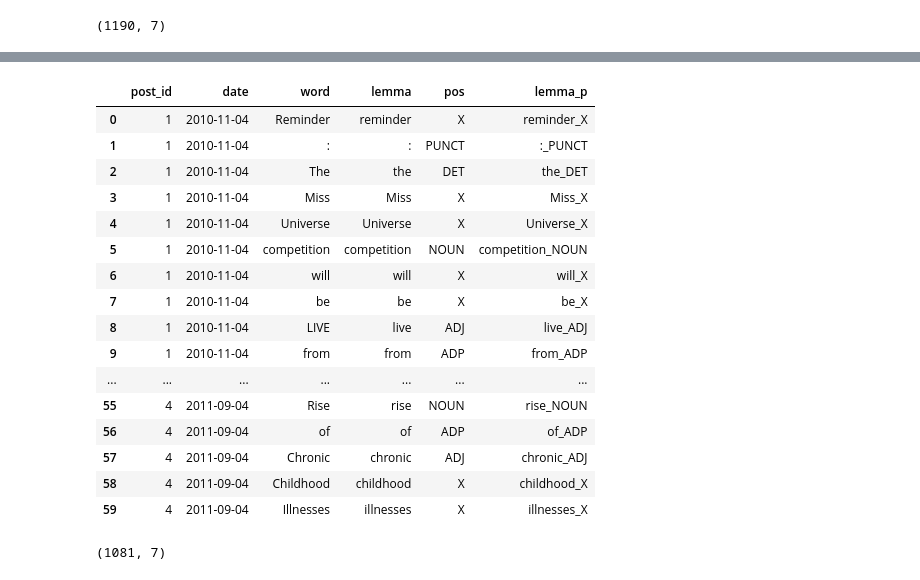
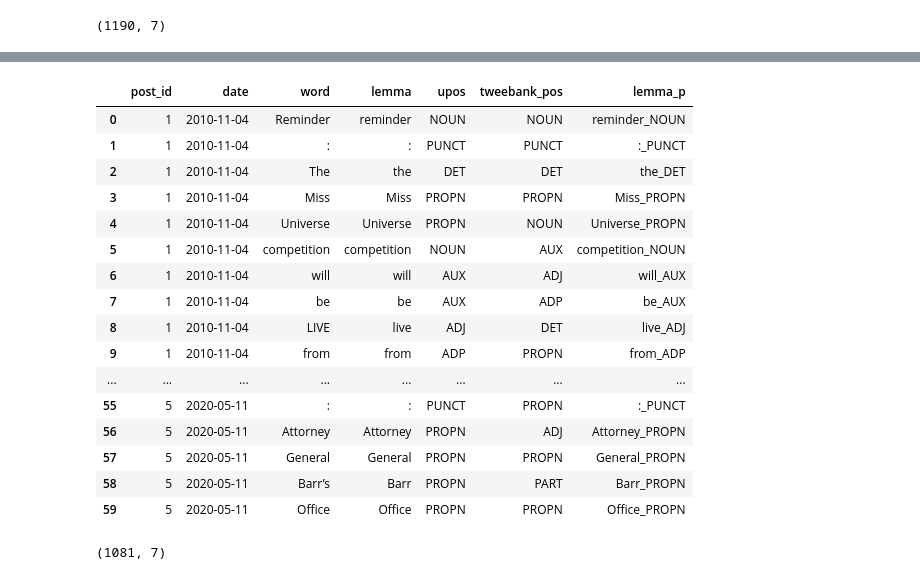
Before and after one commit to vivien3mueller/TrumMus, a Jupyter notebook: 02 Testkorpora_Tagging.ipynb, the cells around one changed output, grey strips where cells are left out. Drawn from its saved outputs; the diff is of its cells as text; code cells hidden in the pictures.

```diff
--- a/02 Testkorpora_Tagging.ipynb
+++ b/02 Testkorpora_Tagging.ipynb
@@ -648,24 +654,24 @@ Device set to use cpu
 | 29 | 3 | 2013-06-12 | Looking | look | VERB | ADV | look_VERB |
 # %%
 import pandas as pd
-fptst = pd.read_csv("testkorpus_divers_50_stanza_tweebank.csv")
-display(fptst[:60])
+stat = pd.read_csv("testkorpus_divers_50_stanza_tweebank.csv")
+display(stat[:60])
 # %% [output]
-|  | post_id | date | word | lemma | pos | lemma_p |
-| 0 | 1 | 2010-11-04 | Reminder | reminder | X | reminder_X |
-| 1 | 1 | 2010-11-04 | : | : | PUNCT | :_PUNCT |
-| 2 | 1 | 2010-11-04 | The | the | DET | the_DET |
-| 3 | 1 | 2010-11-04 | Miss | Miss | X | Miss_X |
-| 4 | 1 | 2010-11-04 | Universe | Universe | X | Universe_X |
-| 5 | 1 | 2010-11-04 | competition | competition | NOUN | competition_NOUN |
-| 6 | 1 | 2010-11-04 | will | will | X | will_X |
-| 7 | 1 | 2010-11-04 | be | be | X | be_X |
-| 8 | 1 | 2010-11-04 | LIVE | live | ADJ | live_ADJ |
-| 9 | 1 | 2010-11-04 | from | from | ADP | from_ADP |
-| ... | ... | ... | ... | ... | ... | ... |
-| 55 | 4 | 2011-09-04 | Rise | rise | NOUN | rise_NOUN |
-| 56 | 4 | 2011-09-04 | of | of | ADP | of_ADP |
-| 57 | 4 | 2011-09-04 | Chronic | chronic | ADJ | chronic_ADJ |
-| 58 | 4 | 2011-09-04 | Childhood | childhood | X | childhood_X |
-| 59 | 4 | 2011-09-04 | Illnesses | illnesses | X | illnesses_X |
+|  | post_id | date | word | lemma | upos | tweebank_pos | lemma_p |
+| 0 | 1 | 2010-11-04 | Reminder | reminder | NOUN | NOUN | reminder_NOUN |
+| 1 | 1 | 2010-11-04 | : | : | PUNCT | PUNCT | :_PUNCT |
+| 2 | 1 | 2010-11-04 | The | the | DET | DET | the_DET |
+| 3 | 1 | 2010-11-04 | Miss | Miss | PROPN | PROPN | Miss_PROPN |
+| 4 | 1 | 2010-11-04 | Universe | Universe | PROPN | NOUN | Universe_PROPN |
+| 5 | 1 | 2010-11-04 | competition | competition | NOUN | AUX | competition_NOUN |
+| 6 | 1 | 2010-11-04 | will | will | AUX | ADJ | will_AUX |
+| 7 | 1 | 2010-11-04 | be | be | AUX | ADP | be_AUX |
+| 8 | 1 | 2010-11-04 | LIVE | live | ADJ | DET | live_ADJ |
+| 9 | 1 | 2010-11-04 | from | from | ADP | PROPN | from_ADP |
+| ... | ... | ... | ... | ... | ... | ... | ... |
+| 55 | 5 | 2020-05-11 | : | : | PUNCT | PROPN | :_PUNCT |
+| 56 | 5 | 2020-05-11 | Attorney | Attorney | PROPN | ADJ | Attorney_PROPN |
+| 57 | 5 | 2020-05-11 | General | General | PROPN | PROPN | General_PROPN |
+| 58 | 5 | 2020-05-11 | Barr’s | Barr | PROPN | PART | Barr_PROPN |
+| 59 | 5 | 2020-05-11 | Office | Office | PROPN | PROPN | Office_PROPN |
 # %%
```
Also changed, not shown: parts of 66 cells of this notebook.
